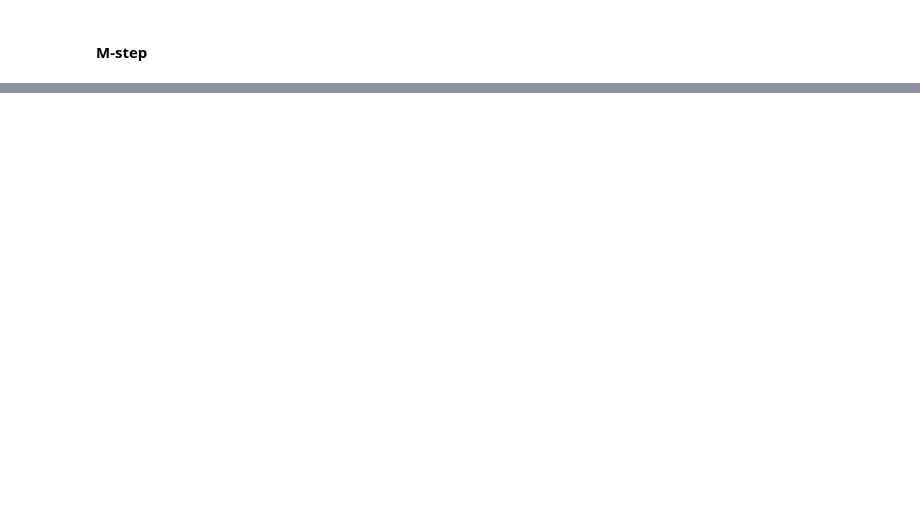
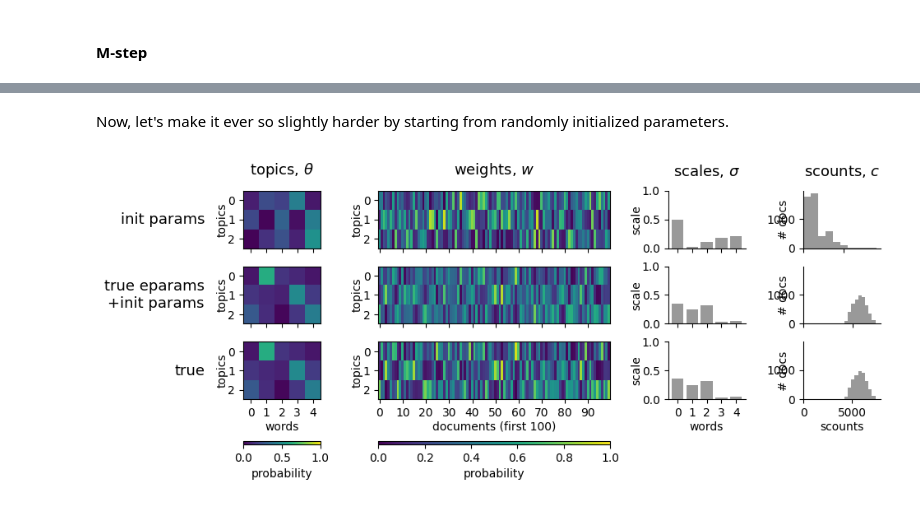
Before and after one commit to lindermanlab/dirichlet-tucker, a Jupyter notebook: analysis/killifish/Pre 2b - Fitting scaled LDA via Proximal Gradient Descent.ipynb, the cells around one changed output, grey strips where cells are left out. Drawn from its saved outputs; the diff is of its cells as text; code cells hidden in the pictures; blank space fills up the shorter version.

```diff
--- a/analysis/killifish/Pre 2b - Fitting scaled LDA via Proximal Gradient Descent.ipynb
+++ b/analysis/killifish/Pre 2b - Fitting scaled LDA via Proximal Gradient Descent.ipynb
@@ -126,7 +78,6 @@ def prox_grad_descent(objective,
                     + 0.5 * stepsize * jnp.sum(G**2)
 
             # Continue to decrease stepsize while objective exceeds lower bound
-            # return (new_obj > lower_bound) & (backtrack_counter < max_num_steps)
             return (new_obj > lower_bound) & (backtrack_counter < max_num_backtrack_steps)
 
         def _backtrack_body(backtrack_state):
@@ -142,7 +93,7 @@ def prox_grad_descent(objective,
         new_obj = g(new_params)
         return new_params, curr_obj, new_obj, counter + 1
 
-    params, _, _, _ = lax.while_loop(_step_cond, _step_body, (init_params, jnp.inf, 0.0, 0))
+    params, _, _, n_steps = lax.while_loop(_step_cond, _step_body, (init_params, jnp.inf, 0.0, 0))
     return params
 # %% [markdown]
 ### Proximal operator to project onto the simplex
@@ -685,0 +789,15 @@ Text(0.5, 0, 'document')
+# %% [markdown]
+Now, let's make it ever so slightly harder by starting from randomly initialized parameters.
+# %%
+true_eparams = e_step(data, true_params)
+uninf_pparams = PParams()  # use default values
+init_params, _ = sample_params_and_data(jr.key(0), n_topics, vocab_size, n_docs, uninf_pparams)
+dummy_params = m_step(init_params, true_eparams, uninf_pparams)
+
+compare_params({
+    "init params": init_params,
+    "true eparams\n+init params": dummy_params,
+    "true": true_params,
+})
+# %% [output]
+[figure, added]
```
Also changed, not shown: parts of 63 cells of this notebook.
